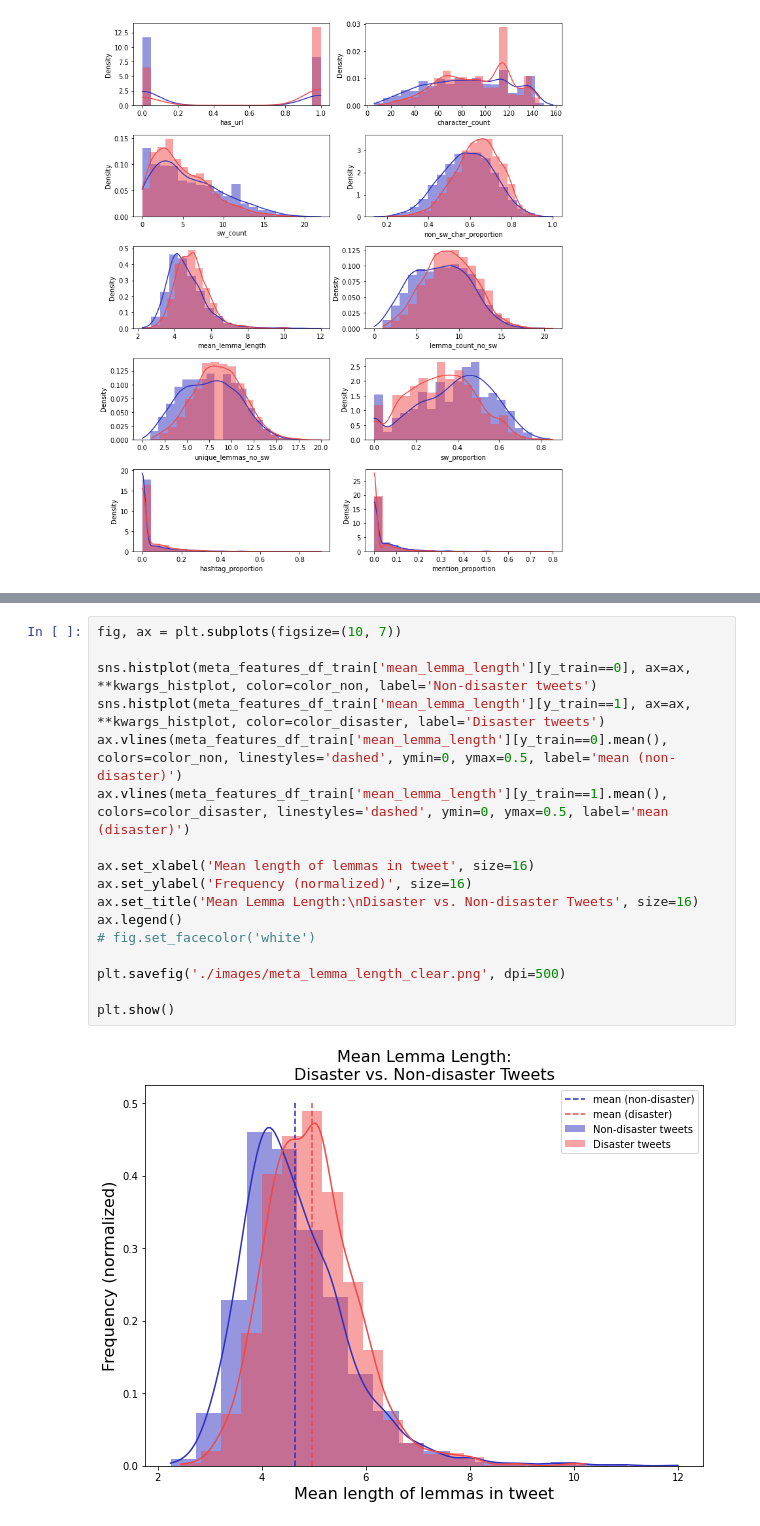
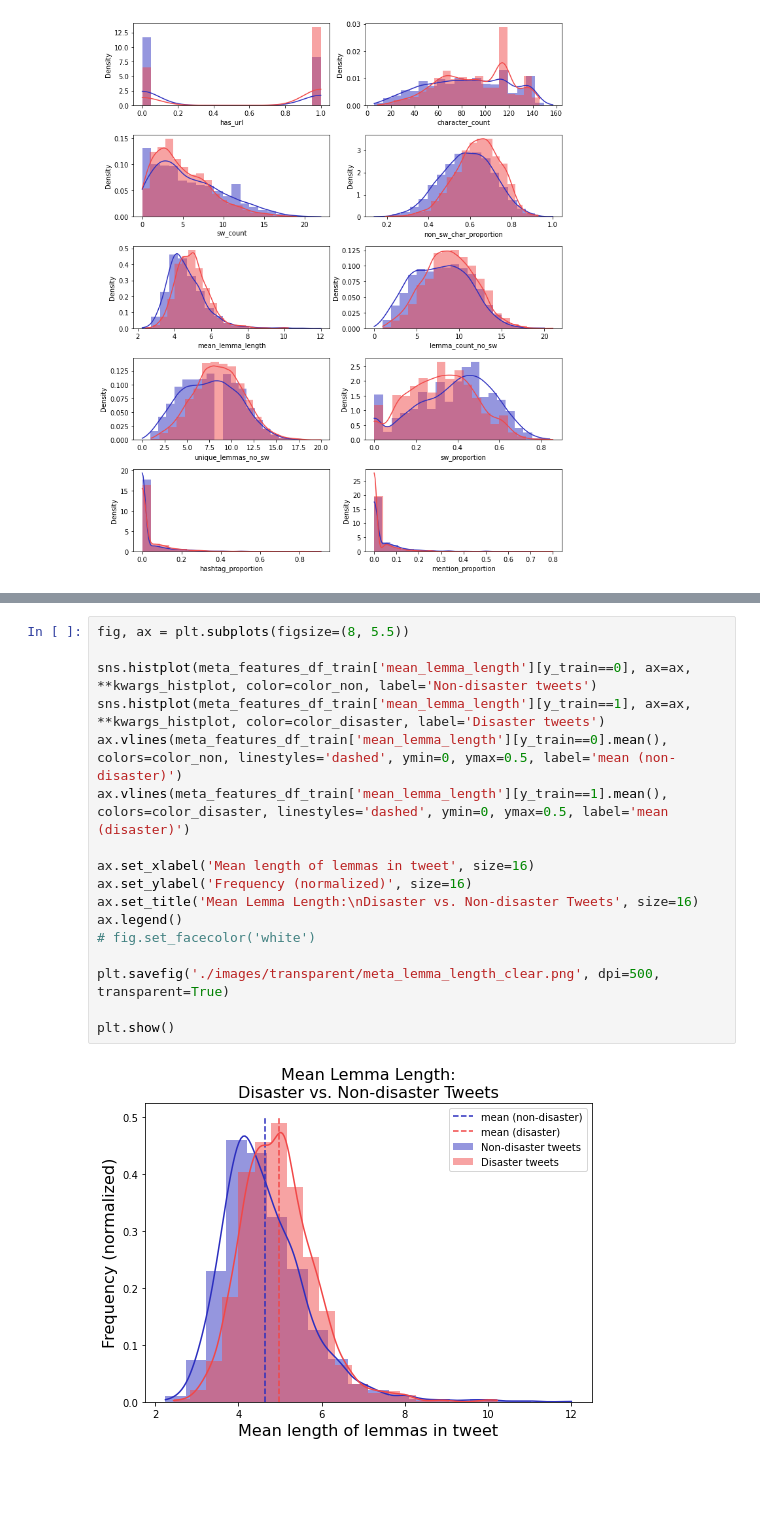
Before and after one commit to zshoorbajee/FlatironProject4, a Jupyter notebook: addl_visualization.ipynb, the cells around one changed output, grey strips where cells are left out. Saved outputs shown, nothing was run; the diff lists cells and outputs as text; blank space fills up the shorter version.

```diff
--- a/addl_visualization.ipynb
+++ b/addl_visualization.ipynb
@@ -58,19 +58,19 @@ plt.show()
 # %%
-fig, ax = plt.subplots(figsize=(10, 7))
+fig, ax = plt.subplots(figsize=(8, 5.5))
 
 sns.histplot(meta_features_df_train['mean_lemma_length'][y_train==0], ax=ax, **kwargs_histplot, color=color_non, label='Non-disaster tweets')
 sns.histplot(meta_features_df_train['mean_lemma_length'][y_train==1], ax=ax, **kwargs_histplot, color=color_disaster, label='Disaster tweets')
 ax.vlines(meta_features_df_train['mean_lemma_length'][y_train==0].mean(), colors=color_non, linestyles='dashed', ymin=0, ymax=0.5, label='mean (non-disaster)')
 ax.vlines(meta_features_df_train['mean_lemma_length'][y_train==1].mean(), colors=color_disaster, linestyles='dashed', ymin=0, ymax=0.5, label='mean (disaster)')
 
 ax.set_xlabel('Mean length of lemmas in tweet', size=16)
 ax.set_ylabel('Frequency (normalized)', size=16)
 ax.set_title('Mean Lemma Length:\nDisaster vs. Non-disaster Tweets', size=16)
 ax.legend()
 # fig.set_facecolor('white')
 
-plt.savefig('./images/meta_lemma_length_clear.png', dpi=500)
+plt.savefig('./images/transparent/meta_lemma_length_clear.png', dpi=500, transparent=True)
 
 plt.show()
 # %% [output]
-[figure, old version]
+[figure, new version]
```
Also changed, not shown: parts of 1 cell of this notebook, 3 other files.
